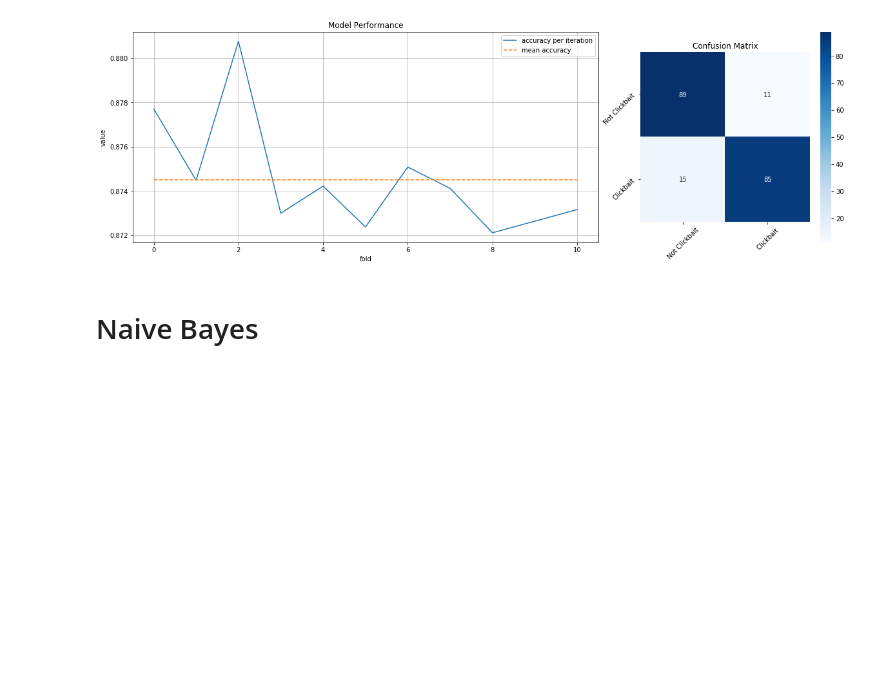
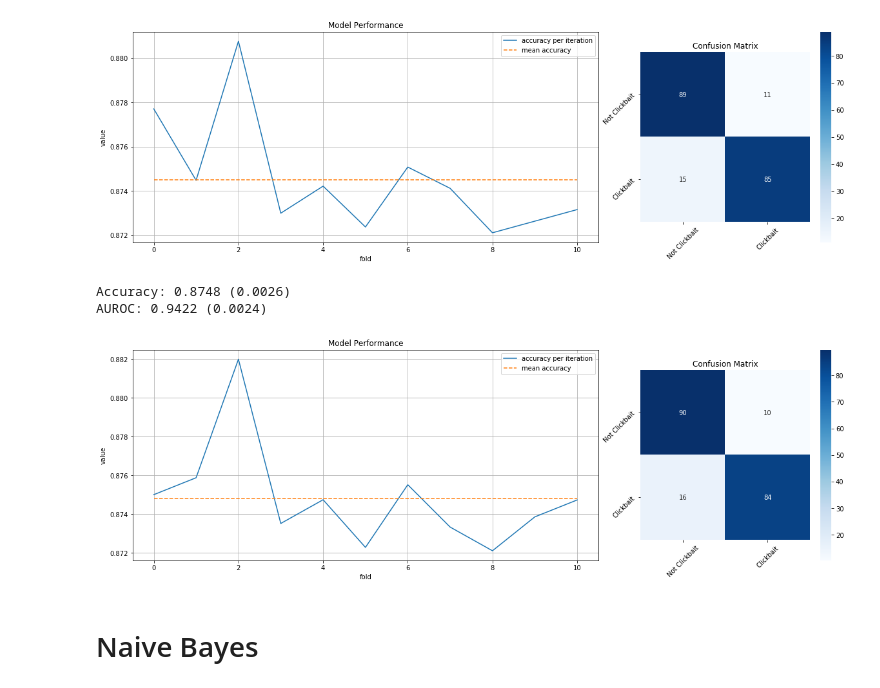
Before and after one commit to Ritvik19/Clickbait-Detection, a Jupyter notebook: 02 Linear Models.ipynb, the cells around one changed output. Drawn from its saved outputs; the diff is of its cells as text; code cells hidden in the pictures; blank space fills up the shorter version.

```diff
--- a/02 Linear Models.ipynb
+++ b/02 Linear Models.ipynb
@@ -43,3 +43,14 @@ AUROC: 0.9431 (0.0023)
 [figure]
 # %%
 pickle.dump(model, open('lr.pkl', 'wb'))
+# %%
+model = LogisticRegression(class_weight='balanced', max_iter=1000, C=3.33, random_state=19)
+model_performance, cm, model = train_classifier(
+    model, X, y, labels=['Not Clickbait', 'Clickbait'], oversample='smote'
+)
+print(f'Accuracy: {np.mean(model_performance["accuracy"]):.4f} ({np.std(model_performance["accuracy"]):.4f})')
+print(f'AUROC: {np.mean(model_performance["score"]):.4f} ({np.std(model_performance["score"]):.4f})')
+# %% [output]
+Accuracy: 0.8748 (0.0026)
+AUROC: 0.9422 (0.0024)
+[figure, added]
```
Also changed, not shown: parts of 5 cells of this notebook, 4 other files.
